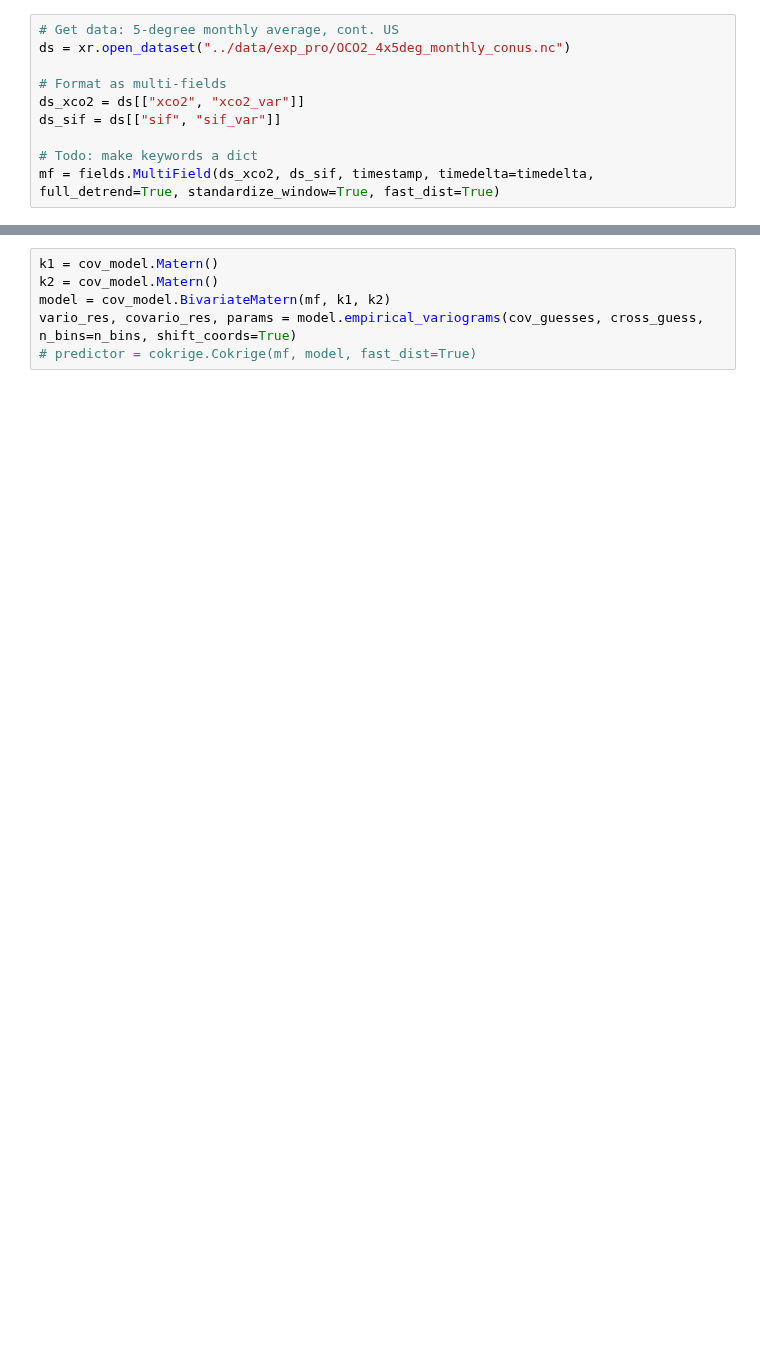
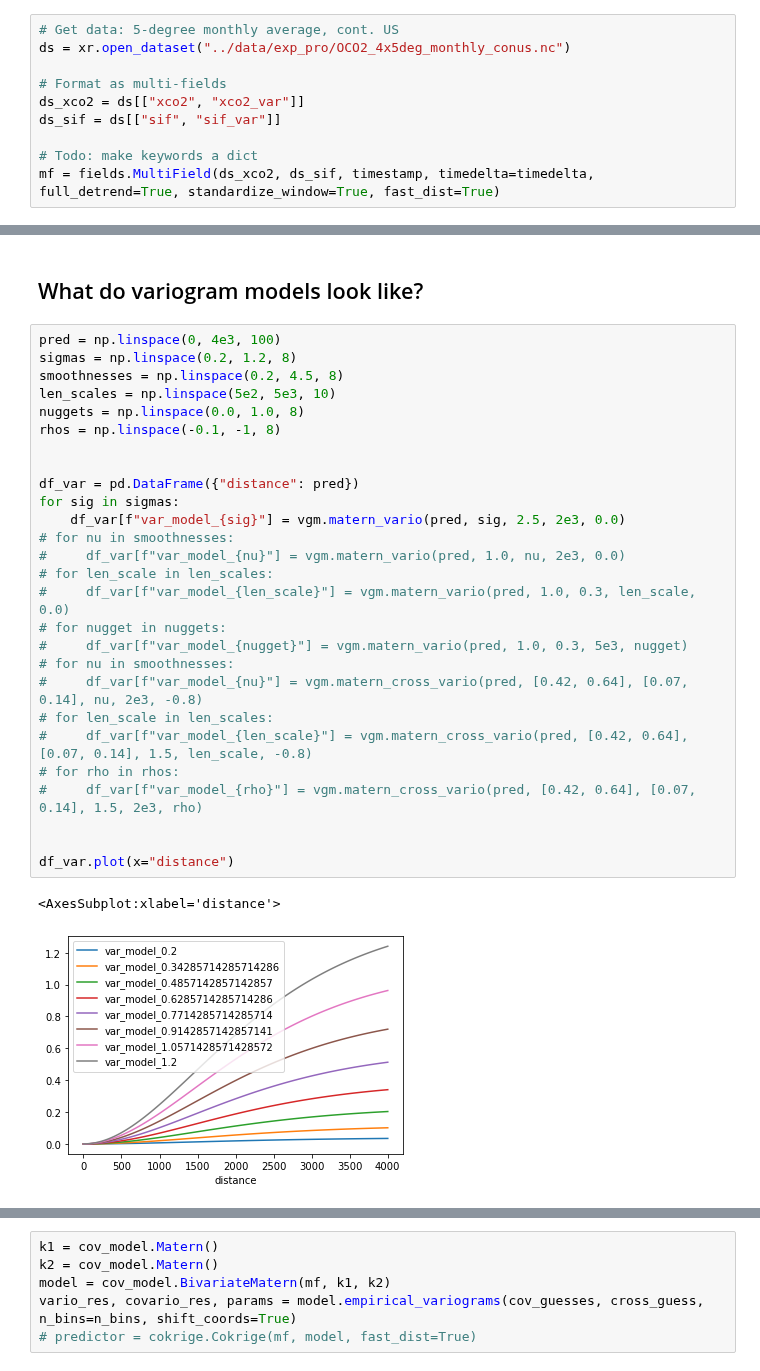
Before and after one commit to 91Mrwu/sif-xco2-cokriging, a Jupyter notebook: research/cokriging_conus.ipynb, the cells around one changed output, grey strips where cells are left out. Saved outputs shown, nothing was run; the diff lists cells and outputs as text; blank space fills up the shorter version.

```diff
--- a/research/cokriging_conus.ipynb
+++ b/research/cokriging_conus.ipynb
@@ -118,0 +106,32 @@ fig.savefig("../plots/standardized_residuals_conus_45.png");
+# %% [markdown]
+## What do variogram models look like?
+# %%
+pred = np.linspace(0, 4e3, 100)
+sigmas = np.linspace(0.2, 1.2, 8)
+smoothnesses = np.linspace(0.2, 4.5, 8)
+len_scales = np.linspace(5e2, 5e3, 10)
+nuggets = np.linspace(0.0, 1.0, 8)
+rhos = np.linspace(-0.1, -1, 8)
+
+
+df_var = pd.DataFrame({"distance": pred})
+for sig in sigmas:
+    df_var[f"var_model_{sig}"] = vgm.matern_vario(pred, sig, 2.5, 2e3, 0.0)
+# for nu in smoothnesses:
+#     df_var[f"var_model_{nu}"] = vgm.matern_vario(pred, 1.0, nu, 2e3, 0.0)
+# for len_scale in len_scales:
+#     df_var[f"var_model_{len_scale}"] = vgm.matern_vario(pred, 1.0, 0.3, len_scale, 0.0)
+# for nugget in nuggets:
+#     df_var[f"var_model_{nugget}"] = vgm.matern_vario(pred, 1.0, 0.3, 5e3, nugget)
+# for nu in smoothnesses:
+#     df_var[f"var_model_{nu}"] = vgm.matern_cross_vario(pred, [0.42, 0.64], [0.07, 0.14], nu, 2e3, -0.8)
+# for len_scale in len_scales:
+#     df_var[f"var_model_{len_scale}"] = vgm.matern_cross_vario(pred, [0.42, 0.64], [0.07, 0.14], 1.5, len_scale, -0.8)
+# for rho in rhos:
+#     df_var[f"var_model_{rho}"] = vgm.matern_cross_vario(pred, [0.42, 0.64], [0.07, 0.14], 1.5, 2e3, rho)
+
+
+df_var.plot(x="distance")
+# %% [output]
+<AxesSubplot:xlabel='distance'>
+[figure, added]
```
Also changed, not shown: parts of 18 cells of this notebook, 1 other file.
